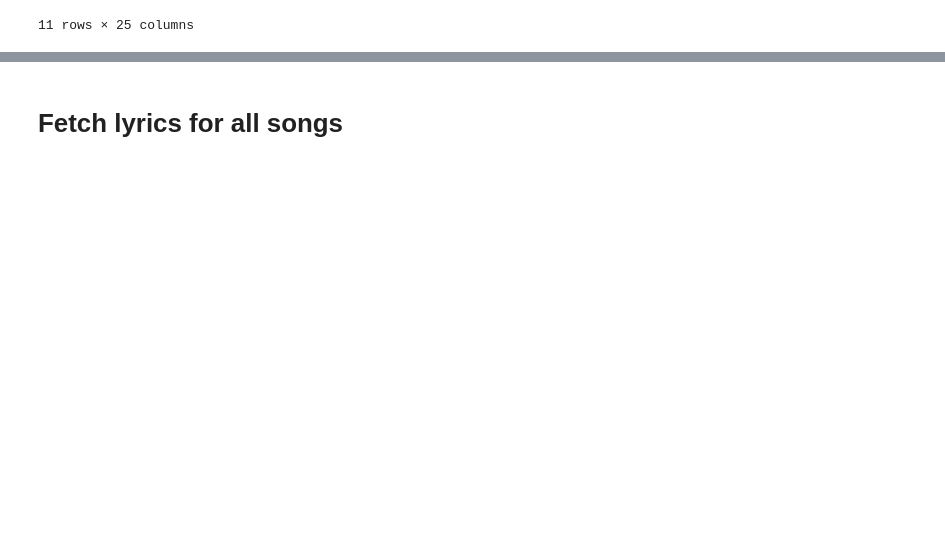
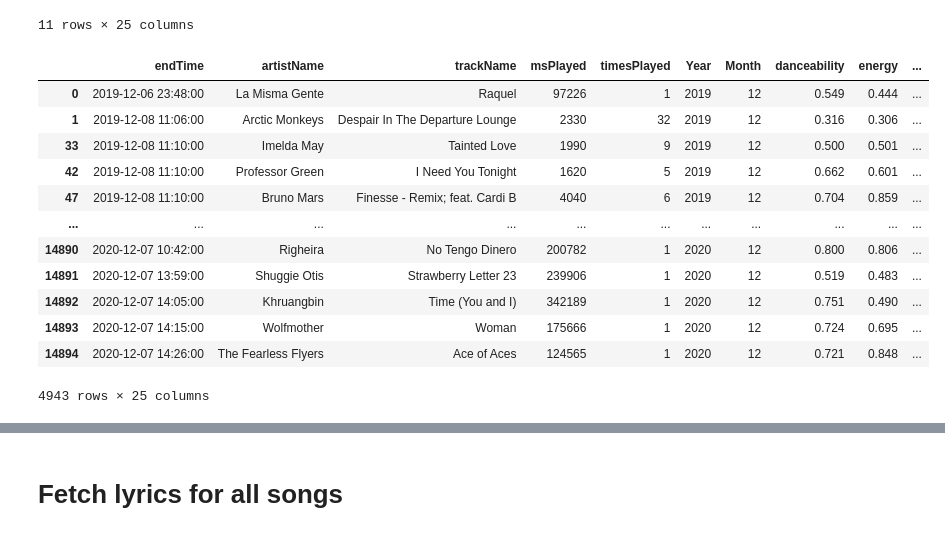
Before and after one commit to danbm94/spotifyEDA, a Jupyter notebook: spotify.ipynb, the cells around one changed output, grey strips where cells are left out. Cells and saved outputs as stored; diff of their text form; code cells hidden in the pictures; blank space fills up the shorter version.

```diff
--- a/spotify.ipynb
+++ b/spotify.ipynb
@@ -245,6 +259,22 @@ df.to_csv("music.csv")
 df=pd.read_csv("music.csv",index_col= 0)
 # %%
 df= df.drop_duplicates(subset='trackName')
+# %%
+df
+# %% [output]
+|  | endTime | artistName | trackName | msPlayed | timesPlayed | Year | Month | danceability | energy | ... |
+| 0 | 2019-12-06 23:48:00 | La Misma Gente | Raquel | 97226 | 1 | 2019 | 12 | 0.549 | 0.444 | ... |
+| 1 | 2019-12-08 11:06:00 | Arctic Monkeys | Despair In The Departure Lounge | 2330 | 32 | 2019 | 12 | 0.316 | 0.306 | ... |
+| 33 | 2019-12-08 11:10:00 | Imelda May | Tainted Love | 1990 | 9 | 2019 | 12 | 0.500 | 0.501 | ... |
+| 42 | 2019-12-08 11:10:00 | Professor Green | I Need You Tonight | 1620 | 5 | 2019 | 12 | 0.662 | 0.601 | ... |
+| 47 | 2019-12-08 11:10:00 | Bruno Mars | Finesse - Remix; feat. Cardi B | 4040 | 6 | 2019 | 12 | 0.704 | 0.859 | ... |
+| ... | ... | ... | ... | ... | ... | ... | ... | ... | ... | ... |
+| 14890 | 2020-12-07 10:42:00 | Righeira | No Tengo Dinero | 200782 | 1 | 2020 | 12 | 0.800 | 0.806 | ... |
+| 14891 | 2020-12-07 13:59:00 | Shuggie Otis | Strawberry Letter 23 | 239906 | 1 | 2020 | 12 | 0.519 | 0.483 | ... |
+| 14892 | 2020-12-07 14:05:00 | Khruangbin | Time (You and I) | 342189 | 1 | 2020 | 12 | 0.751 | 0.490 | ... |
+| 14893 | 2020-12-07 14:15:00 | Wolfmother | Woman | 175666 | 1 | 2020 | 12 | 0.724 | 0.695 | ... |
+| 14894 | 2020-12-07 14:26:00 | The Fearless Flyers | Ace of Aces | 124565 | 1 | 2020 | 12 | 0.721 | 0.848 | ... |
+4943 rows × 25 columns
 # %%
 spotify.current_user_playlists()
 # %% [output]
```
Also changed, not shown: parts of 29 cells of this notebook, 2 other files.
